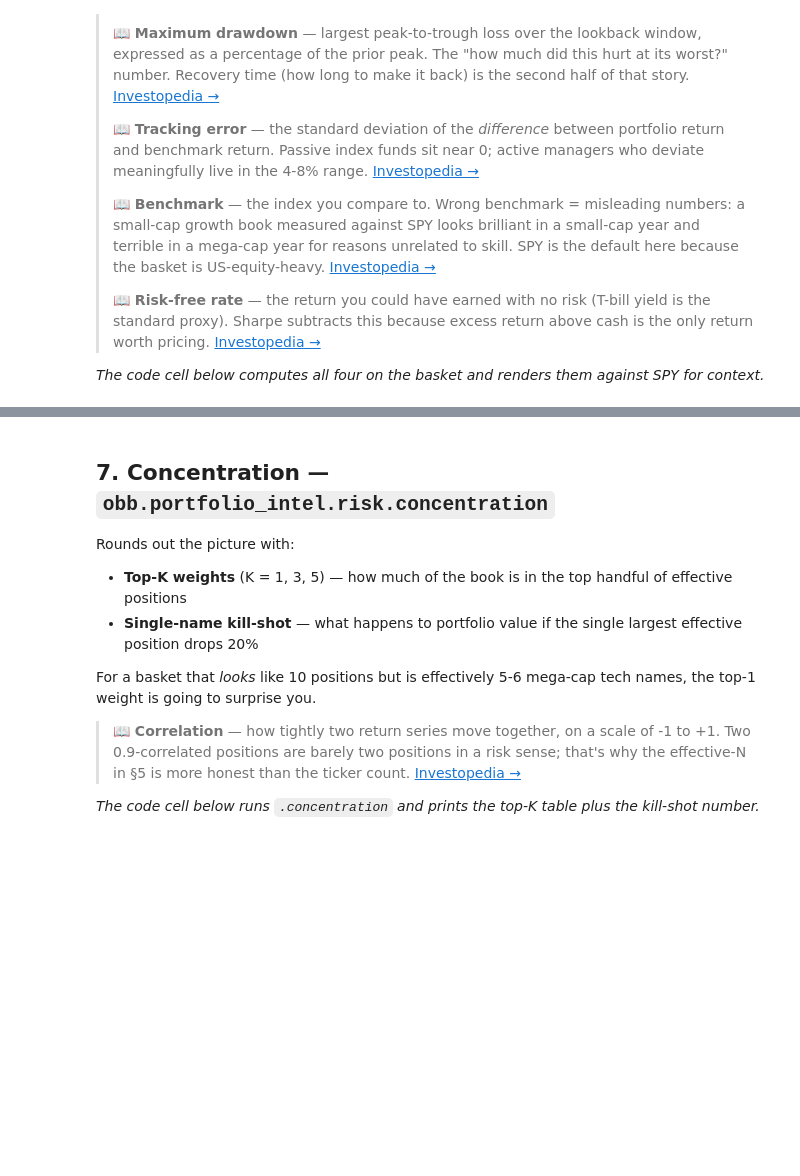
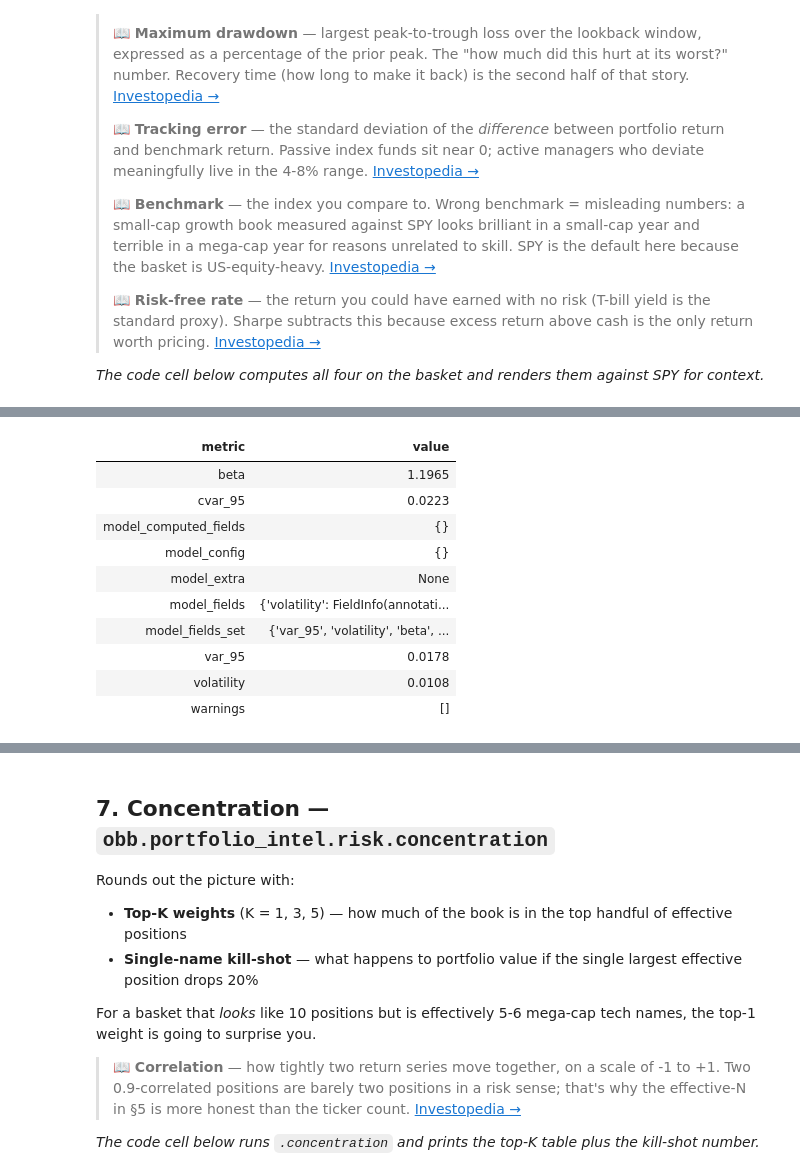
Before and after one commit to prajoria/OpenBB, a Jupyter notebook: notebooks/portfolio/03-basket-xray-and-risk.ipynb, the cells around one changed output, grey strips where cells are left out. Drawn from its saved outputs; the diff is of its cells as text; code cells hidden in the pictures; blank space fills up the shorter version.

```diff
--- a/notebooks/portfolio/03-basket-xray-and-risk.ipynb
+++ b/notebooks/portfolio/03-basket-xray-and-risk.ipynb
@@ -527,7 +604,7 @@ Four numbers you should never operate without:
 *The code cell below computes all four on the basket and renders them
 against SPY for context.*
 # %%
-# [Phase B / NB03 §6] Risk metrics — Sharpe / vol / MaxDD / tracking-error vs SPY
+# [Phase B / NB03 §6] Risk metrics — volatility / VaR / CVaR / beta vs SPY
 # Uses obb.portfolio_intel.risk.metrics. Requires:
 #   - basket: list[{symbol, weight}]
 #   - returns_source: dict[symbol -> list[float]]  (per-position daily returns)
@@ -568,17 +645,21 @@ for sym in symbols_to_fetch:
         returns_source[sym] = r
     else:
         missing.append(sym)
-print(f"Fetched returns for {len(returns_source)}/{len(symbols_to_fetch)} symbols "
-      f"in {time.perf_counter()-t0:.1f}s")
-if missing:
-    print(f"  (missing: {missing} — these will be dropped from risk calc)")
+_fetch_note = (f"fetched {len(returns_source)}/{len(symbols_to_fetch)} symbols "
+               f"in {time.perf_counter() - t0:.1f}s")
 
 benchmark_returns = returns_source.pop("SPY", [])
 
 # Trim series to the same length + drop any position without returns
 common_len = min(len(v) for v in returns_source.values()) if returns_source else 0
 if common_len == 0:
-    print("Cannot compute risk metrics — no returns available.")
+    nb_panel(
+        "Portfolio risk metrics",
+        "<i style='opacity:.6'>Cannot compute risk metrics — no returns available.</i>",
+        subtitle=_fetch_note,
+        tone="bad",
+        badge="NO DATA",
+    )
 else:
     returns_source = {k: v[:common_len] for k, v in returns_source.items()}
     benchmark_returns = benchmark_returns[:common_len]
@@ -590,7 +671,6 @@ else:
         {"symbol": p["symbol"], "weight": p["weight"] / w_total}
         for p in basket_for_risk
     ]
-    print(f"Computing risk on {len(basket_for_risk)} positions × {common_len} daily returns")
 
     r = obb.portfolio_intel.risk.metrics(
         basket=basket_for_risk,
@@ -598,14 +678,41 @@ else:
         benchmark_returns=benchmark_returns,
     )
     res = r.results
-    print()
-    print("Portfolio-level risk (parametric, ~3 months of daily returns):")
-    for name in sorted(dir(res)):
-        if name.startswith("_") or callable(getattr(res, name, None)):
-            continue
-        val = getattr(res, name)
-        if isinstance(val, (int, float)):
-            print(f"  {name+':':<24}{val:>12.4f}")
+
+    # --- render (shared toolkit) --------------------------------------------
+    # Iterate real data fields only — skip pydantic model_* internals.
+    _field_names = list(getattr(res, "model_fields", {})) or [
+        n for n in sorted(dir(res))
+        if not n.startswith(("_", "model_")) and not callable(getattr(res, n, None))
+    ]
+    _metric_rows = []
+    for name in _field_names:
+        val = getattr(res, name, None)
+        if isinstance(val, bool):
+            disp = "yes" if val else "no"
+        elif isinstance(val, float):
+            disp = f"{val:.4f}"
+        elif isinstance(val, (list, tuple)):
+            disp = ", ".join(str(x) for x in val) if val else "—"
         else:
-            print(f"  {name+':':<24}{val}")
+            disp = str(val)
+        _metric_rows.append((nb_pill(name, "accent"), disp))
+
+    _warns = getattr(res, "warnings", []) or []
+    _beta = getattr(res, "beta", None)
+    _risk_tone = "warn" if _warns else "good"
+    _risk_badge = (f"β {_beta:.2f}"
+                   if isinstance(_beta, (int, float)) and not isinstance(_beta, bool)
+                   else None)
+
+    _miss = f" · missing {missing}" if missing else ""
+    nb_panel(
+        "Portfolio risk metrics",
+        nb_table(["metric", "value"], _metric_rows),
+        subtitle=(f"Parametric, ~3 months of daily returns · {len(basket_for_risk)} "
+                  f"positions × {common_len} returns · {_fetch_note}{_miss}"),
+        tone=_risk_tone,
+        badge=_risk_badge,
+        links=["volatility", "benchmark", "risk_free"],
+    )
 # %% [output]
@@ -622,0 +721,11 @@ Failed to fetch dividends for SPY: Invalid variable type: value should be str, i
+| metric | value |
+| beta | 1.1965 |
+| cvar_95 | 0.0223 |
+| model_computed_fields | {} |
+| model_config | {} |
+| model_extra | None |
+| model_fields | {'volatility': FieldInfo(annotati... |
+| model_fields_set | {'var_95', 'volatility', 'beta', ... |
+| var_95 | 0.0178 |
+| volatility | 0.0108 |
+| warnings | [] |
```
Also changed, not shown: parts of 11 cells of this notebook, 9 other files.
